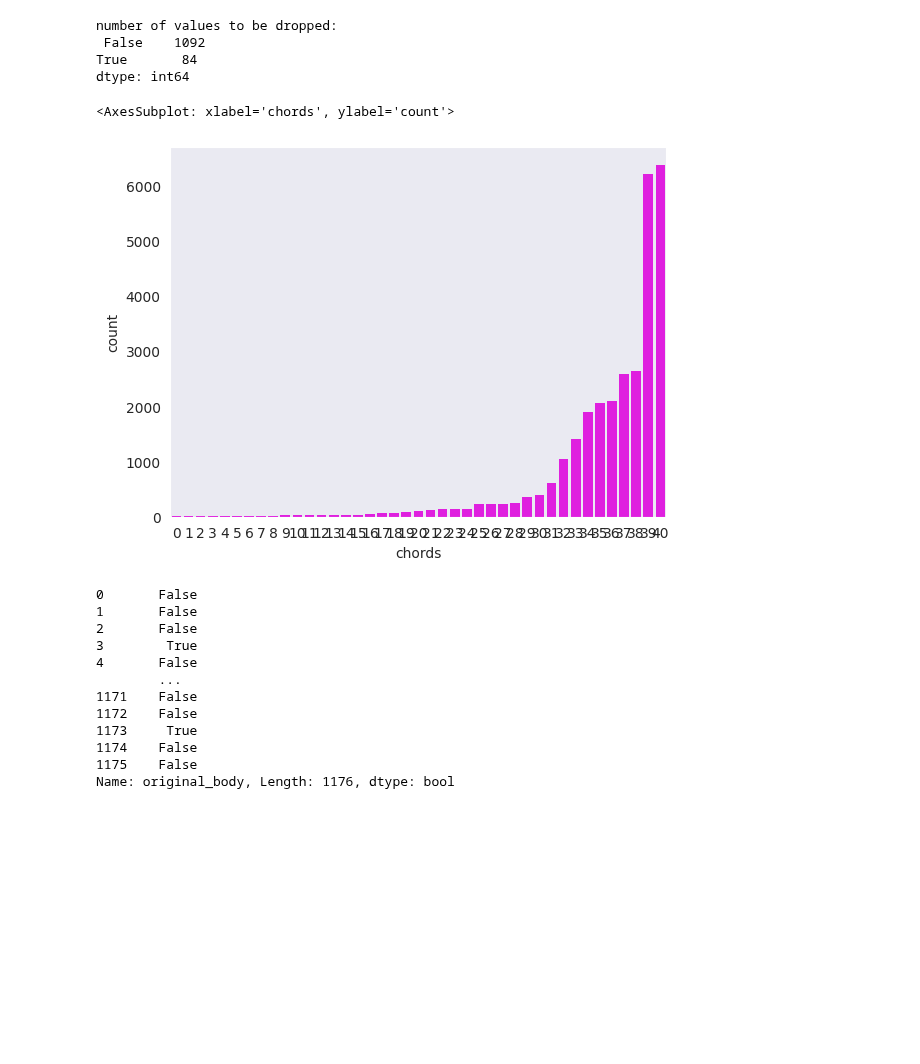
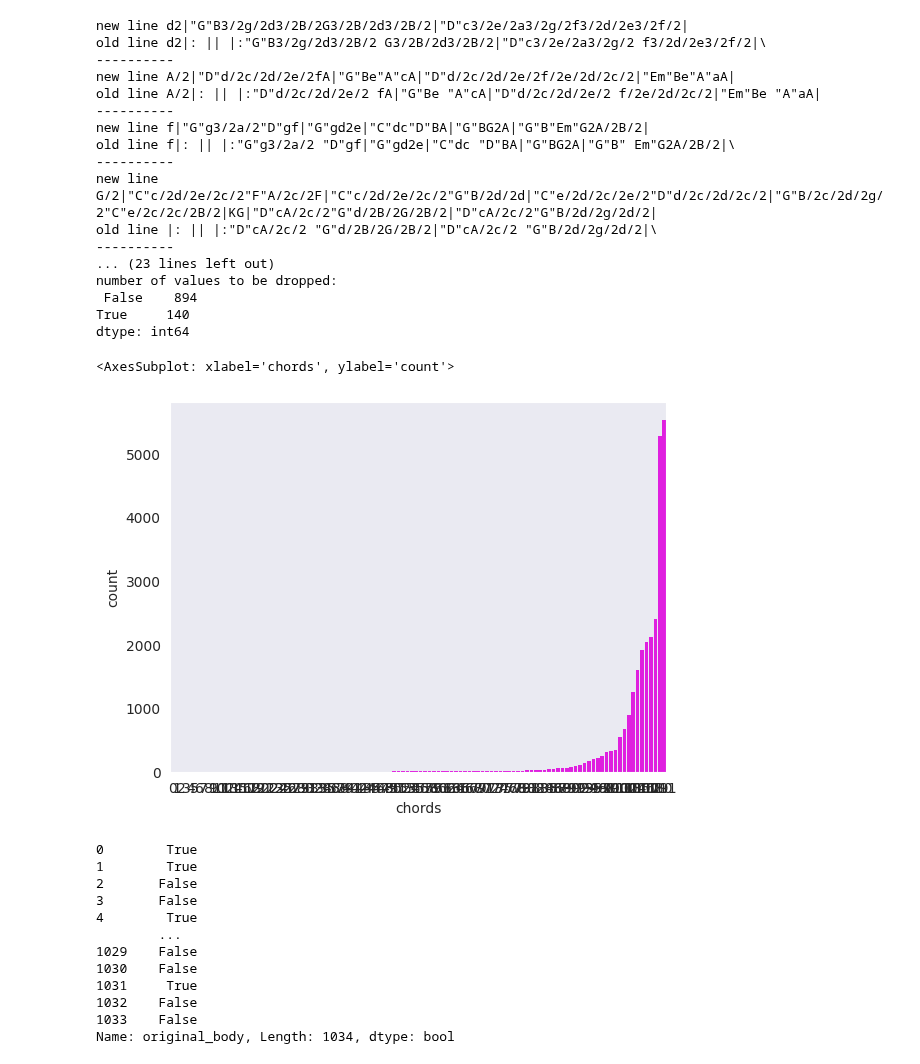
Before and after one commit to DavidNogales/DeepEarTraining, a Jupyter notebook: training_lab/notebooks/EDA_nottingham.ipynb, the cells around one changed output. Drawn from its saved outputs; the diff is of its cells as text; code cells hidden in the pictures; blank space fills up the shorter version.

Commit message:
Fix cleaning dataset

```diff
--- a/training_lab/notebooks/EDA_nottingham.ipynb
+++ b/training_lab/notebooks/EDA_nottingham.ipynb
@@ -31,7 +31,7 @@ def split_abc_song(abc_song):
     return header, body
 
 def tuneBook_to_dataframe(tuneBook):
-    song_list = contents.split("\n\n")
+    song_list = tuneBook.split("\n\n")
     song_list = [song.strip() for song in song_list]
     songs_header_body_format = [split_abc_song(song) for song in song_list if song != '']
     """
@@ -107,13 +107,20 @@ def get_chords_data(song_body=""):
     clean_body_song = ""
     match_pattern = ""
     for line in song_body.splitlines():
-        if not line.startswith("%"):
-            if not "P:" in line:
-                new_line = line.strip("\\")
-                match_pattern = r"[: ]"
-                new_line = re.sub(match_pattern, "", new_line)
-                clean_body_song = clean_body_song+new_line
-
+        #if not line.startswith("%"):
+            #if not "P:" in line:
+        if not line.startswith(('P:', 'M:', '%', "L:")):
+            #print("Header detected!!!",line)
+            new_line = line.strip("\\")
+            match_pattern = r"[: ]"
+            new_line = re.sub(match_pattern, "", new_line)
+            clean_body_song = clean_body_song+new_line
+            if('||||' in clean_body_song):
+                match_pattern = r'\|\|\|\|'
+                clean_body_song = re.sub(match_pattern, "|", clean_body_song)
+                print("new line",clean_body_song)
+                print("old line",line)
+                print("-"*10)
 
     chord_progression = get_chord_progression(clean_body_song)
     chords_data = get_chord_occurrences(clean_body_song)
@@ -151,7 +158,7 @@ def get_songs_metadata(songs_dataframe, tuneBook_name):
     df = get_attributes_from_song_header(songs_dataframe,tuneBook_name)
     df = get_song_characteristics_from_body(df)
     return df
-def prepare_dataset_for_EDA(relative_path="",drop_by_occurrences=False, drop_by_extended_chord=True):
+def prepare_dataset_for_EDA(relative_path="",drop_by_occurrences=True, drop_by_extended_chord=True):
     absolute_path = os.getcwd()
     #relative_path = "notebooks/data/NottinghamData/nottingham_database"
     relative_path = "notebooks/data/NottinghamCleaned/nottingham_match/python/data/nottingham_jukedeck/ABC_cleaned"
@@ -201,51 +208,64 @@ def prepare_dataset_for_EDA(relative_path="",drop_by_occurrences=False, drop_by_
         chords_names_to_be_dropped = extended_chords_names
         mask_drop_songs_with_extended_chords = songs_df[extended_chords_names].apply(lambda row: row>0).any(axis=1)
         drop_num = mask_drop_songs_with_extended_chords.value_counts()
         print("number of values to be dropped:\n",drop_num)
         mask_drop_songs = mask_drop_songs_with_extended_chords
 
     if(drop_by_occurrences or drop_by_extended_chord):
         clean_songs_df = songs_df[~mask_drop_songs]
 
     else:
         clean_songs_df = songs_df
 
     clean_songs_df = clean_songs_df.reset_index(drop=True)
     clean_songs_df.drop(chords_names_to_be_dropped, axis=1, inplace=True)
 
     mask_no_chord_progression = clean_songs_df["chord_progression"].str.len()>20
     clean_songs_df = clean_songs_df[mask_no_chord_progression]
     clean_songs_df = clean_songs_df.reset_index(drop=True)
     #for song in clean_songs_df["chord_progression"]:
     #    print(song)
     #    print("**"*10)
     return songs_df, clean_songs_df, chords_occurrences_before_drop
 
 songs_df, clean_songs_df,chords_occurrences = prepare_dataset_for_EDA()
 #chords_occurrences["count"] = chords_occurrences["count"].apply(np.log)
 sns.barplot(data=chords_occurrences,y="count", x='chords',edgecolor='none',color="magenta")
 # %% [output]
+new line d2|"G"B3/2g/2d3/2B/2G3/2B/2d3/2B/2|"D"c3/2e/2a3/2g/2f3/2d/2e3/2f/2|
+old line d2|: || |:"G"B3/2g/2d3/2B/2 G3/2B/2d3/2B/2|"D"c3/2e/2a3/2g/2 f3/2d/2e3/2f/2|\
+----------
+new line A/2|"D"d/2c/2d/2e/2fA|"G"Be"A"cA|"D"d/2c/2d/2e/2f/2e/2d/2c/2|"Em"Be"A"aA|
+old line A/2|: || |:"D"d/2c/2d/2e/2 fA|"G"Be "A"cA|"D"d/2c/2d/2e/2 f/2e/2d/2c/2|"Em"Be "A"aA|
+----------
+new line f|"G"g3/2a/2"D"gf|"G"gd2e|"C"dc"D"BA|"G"BG2A|"G"B"Em"G2A/2B/2|
+old line f|: || |:"G"g3/2a/2 "D"gf|"G"gd2e|"C"dc "D"BA|"G"BG2A|"G"B" Em"G2A/2B/2|\
+----------
+new line G/2|"C"c/2d/2e/2c/2"F"A/2c/2F|"C"c/2d/2e/2c/2"G"B/2d/2d|"C"e/2d/2c/2e/2"D"d/2c/2d/2c/2|"G"B/2c/2d/2g/2"C"e/2c/2c/2B/2|KG|"D"cA/2c/2"G"d/2B/2G/2B/2|"D"cA/2c/2"G"B/2d/2g/2d/2|
+old line |: || |:"D"cA/2c/2 "G"d/2B/2G/2B/2|"D"cA/2c/2 "G"B/2d/2g/2d/2|\
+----------
+... (23 lines left out)
 number of values to be dropped:
- False    1092
-True       84
+ False    894
+True     140
 dtype: int64
 <AxesSubplot: xlabel='chords', ylabel='count'>
-[figure, old version]
+[figure, new version]
 # %%
 songs_df["original_body"].str.contains("P:")
 # %% [output]
-0       False
-1       False
+0        True
+1        True
 2       False
-3        True
-4       False
+3       False
+4        True
         ...
-1171    False
-1172    False
-1173     True
-1174    False
-1175    False
-Name: original_body, Length: 1176, dtype: bool
+1029    False
+1030    False
+1031     True
+1032    False
+1033    False
+Name: original_body, Length: 1034, dtype: bool
 # %%
 sns.histplot(songs_df["key"].astype("category"))
 # %% [output]
```
Also changed, not shown: parts of 14 cells of this notebook.
